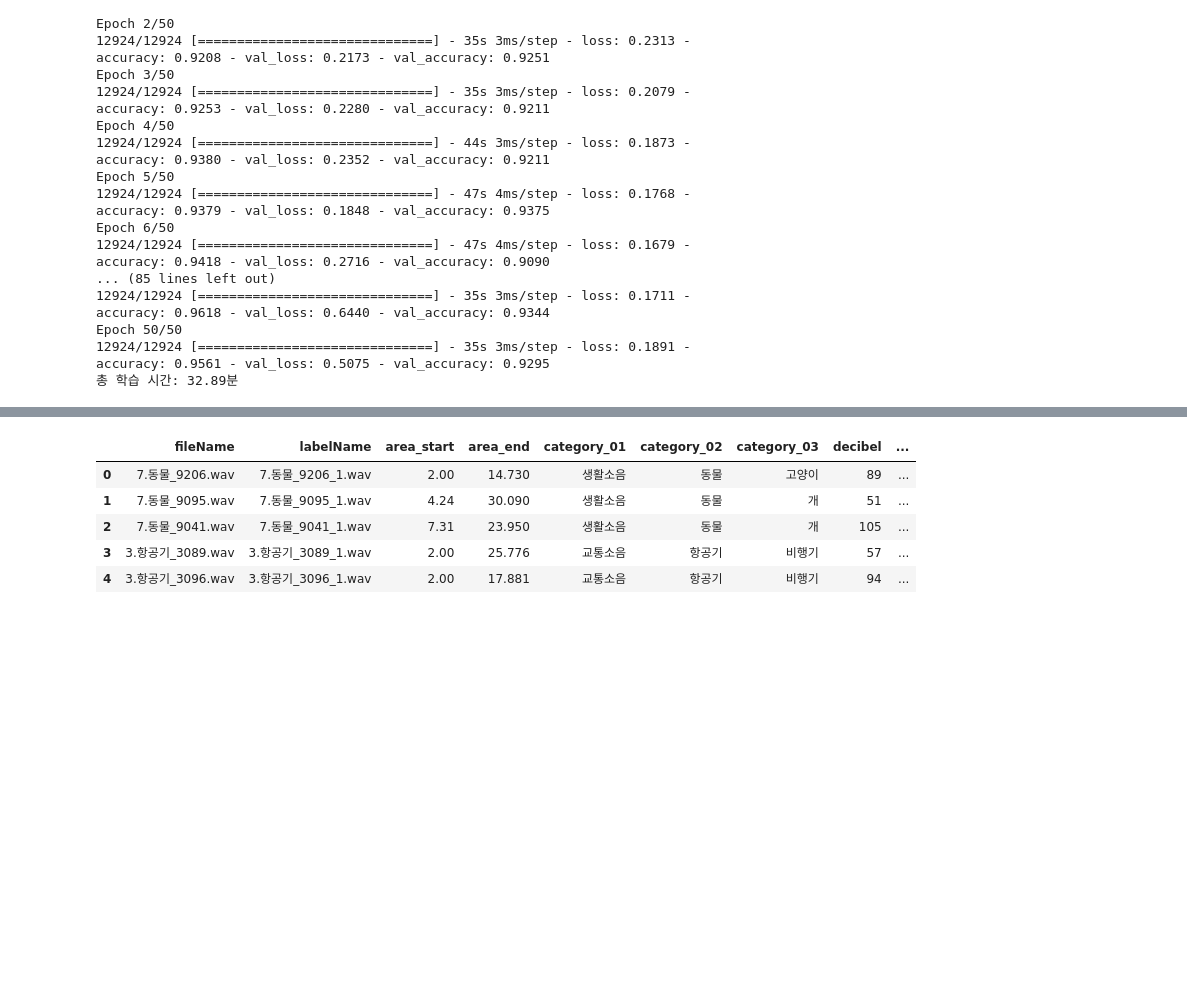
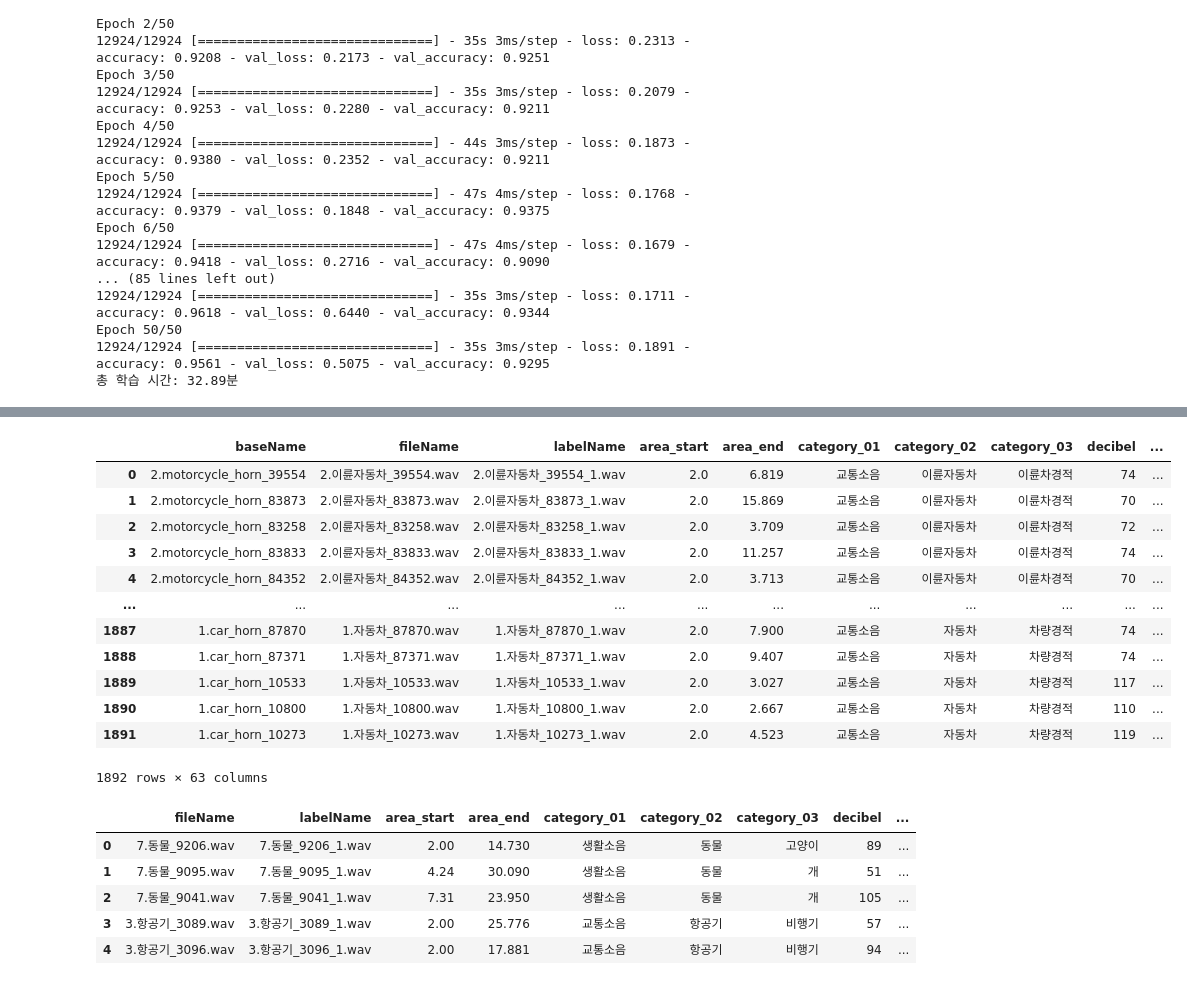
Before and after one commit to selina7704/noise-data-platform, a Jupyter notebook: ES/cnn+ood.ipynb, the cells around one changed output, grey strips where cells are left out. Cells and saved outputs as stored; diff of their text form; code cells hidden in the pictures; blank space fills up the shorter version.

Commit message:
ES model accuracy check

```diff
--- a/ES/cnn+ood.ipynb
+++ b/ES/cnn+ood.ipynb
@@ -285,0 +269,37 @@ print("모델 저장 성공 ")
+# %%
+import numpy as np
+import pandas as pd
+from tensorflow.keras.models import load_model
+from sklearn.metrics import accuracy_score
+
+# 1. CSV 파일 로드
+file_path = './model_accuracy_check_data/model_test_merged_data.csv'
+test_data = pd.read_csv(file_path)
+
+# 2. 필요 데이터 준비 (예시: 특성과 레이블을 분리)
+X_test = test_data[[f"mfcc_{i+1}" for i in range(50)]]  # 50개의 MFCC 특성
+y_test = test_data['category_03']  # 레이블 (여기서는 'labelName' 사용)
+
+# 범주형 데이터(레이블) 숫자로 변환
+y_test = y_test.astype('category').cat.codes
+
+# 3. 모델 로딩 (저장된 모델 파일이 있다면)
+model = load_model('cnn.h5')
+
+# 4. 예측 수행
+y_pred = model.predict(X_test)
+
+# 5. 예측 결과를 클래스 레이블로 변환
+y_pred_class = np.argmax(y_pred, axis=1)  # 확률값일 경우 가장 큰 값을 갖는 클래스를 선택
+
+# 6. 정확도 계산
+accuracy = accuracy_score(y_test, y_pred_class)
+
+# 예측 결과와 정확도 출력
+print(f"모델 정확도: {accuracy * 100:.2f}%")
+
+# 예측 결과를 데이터프레임에 추가
+test_data['predicted_label'] = y_pred_class
+
+# 결과 확인
+print(test_data[['baseName', 'category_03' ,'predicted_label']])
@@ -286,3 +352,19 @@ print("모델 저장 성공 ")
+# %%
+test_data
+# %% [output]
+|  | baseName | fileName | labelName | area_start | area_end | category_01 | category_02 | category_03 | decibel | ... |
+| 0 | 2.motorcycle_horn_39554 | 2.이륜자동차_39554.wav | 2.이륜자동차_39554_1.wav | 2.0 | 6.819 | 교통소음 | 이륜자동차 | 이륜차경적 | 74 | ... |
+| 1 | 2.motorcycle_horn_83873 | 2.이륜자동차_83873.wav | 2.이륜자동차_83873_1.wav | 2.0 | 15.869 | 교통소음 | 이륜자동차 | 이륜차경적 | 70 | ... |
+| 2 | 2.motorcycle_horn_83258 | 2.이륜자동차_83258.wav | 2.이륜자동차_83258_1.wav | 2.0 | 3.709 | 교통소음 | 이륜자동차 | 이륜차경적 | 72 | ... |
+| 3 | 2.motorcycle_horn_83833 | 2.이륜자동차_83833.wav | 2.이륜자동차_83833_1.wav | 2.0 | 11.257 | 교통소음 | 이륜자동차 | 이륜차경적 | 74 | ... |
+| 4 | 2.motorcycle_horn_84352 | 2.이륜자동차_84352.wav | 2.이륜자동차_84352_1.wav | 2.0 | 3.713 | 교통소음 | 이륜자동차 | 이륜차경적 | 70 | ... |
+| ... | ... | ... | ... | ... | ... | ... | ... | ... | ... | ... |
+| 1887 | 1.car_horn_87870 | 1.자동차_87870.wav | 1.자동차_87870_1.wav | 2.0 | 7.900 | 교통소음 | 자동차 | 차량경적 | 74 | ... |
+| 1888 | 1.car_horn_87371 | 1.자동차_87371.wav | 1.자동차_87371_1.wav | 2.0 | 9.407 | 교통소음 | 자동차 | 차량경적 | 74 | ... |
+| 1889 | 1.car_horn_10533 | 1.자동차_10533.wav | 1.자동차_10533_1.wav | 2.0 | 3.027 | 교통소음 | 자동차 | 차량경적 | 117 | ... |
+| 1890 | 1.car_horn_10800 | 1.자동차_10800.wav | 1.자동차_10800_1.wav | 2.0 | 2.667 | 교통소음 | 자동차 | 차량경적 | 110 | ... |
+| 1891 | 1.car_horn_10273 | 1.자동차_10273.wav | 1.자동차_10273_1.wav | 2.0 | 4.523 | 교통소음 | 자동차 | 차량경적 | 119 | ... |
+1892 rows × 63 columns
 # %%
 import os
 import json
```
Also changed, not shown: parts of 9 cells of this notebook, 5 other files.
